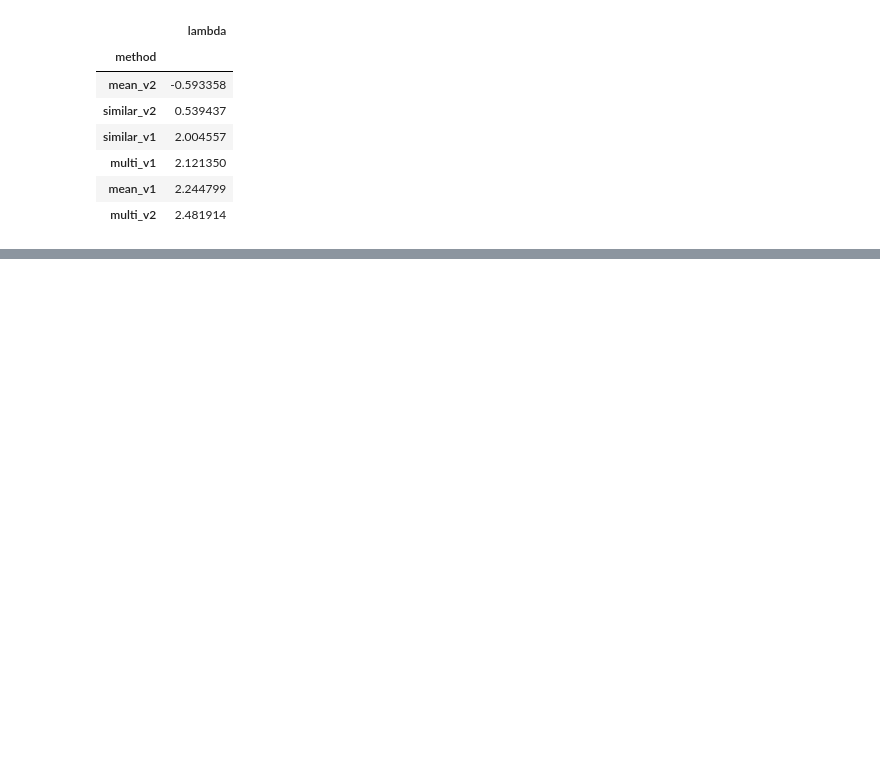
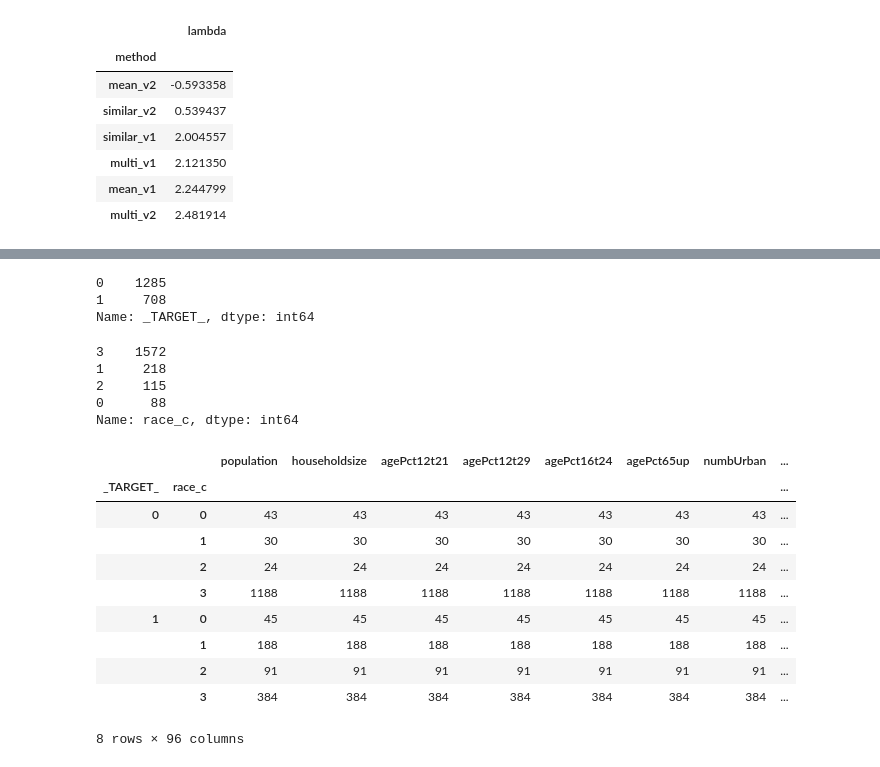
Before and after one commit to teamclouday/DataImputation, a Jupyter notebook: notebooks/Analysis.ipynb, the cells around one changed output, grey strips where cells are left out. Saved outputs shown, nothing was run; the diff lists cells and outputs as text; code cells hidden in the pictures; blank space fills up the shorter version.

```diff
--- a/notebooks/Analysis.ipynb
+++ b/notebooks/Analysis.ipynb
@@ -88,0 +295,6 @@ data.groupby("method").agg({'lambda':'median'}).sort_values(by="lambda")
+# %%
+data_communities = create_communities_dataset()
+data_communities = drop_na(data_communities)
+data_communities, encoder = convert_protected(data_communities)
+data_co = concat(data_communities)
+data_communities.protected_features
@@ -88,0 +320,28 @@ data.groupby("method").agg({'lambda':'median'}).sort_values(by="lambda")
+# %%
+data_co["_TARGET_"].value_counts()
+# %% [output]
+0    1285
+1     708
+Name: _TARGET_, dtype: int64
+# %%
+data_co[data_communities.protected_features[0]].value_counts()
+# %% [output]
+3    1572
+1     218
+2     115
+0      88
+Name: race_c, dtype: int64
+# %%
+data_co.groupby(["_TARGET_", data_communities.protected_features[0]]).count()
+# %% [output]
+|  |  | population | householdsize | agePct12t21 | agePct12t29 | agePct16t24 | agePct65up | numbUrban | ... |
+| _TARGET_ | race_c |  |  |  |  |  |  |  | ... |
+| 0 | 0 | 43 | 43 | 43 | 43 | 43 | 43 | 43 | ... |
+|  | 1 | 30 | 30 | 30 | 30 | 30 | 30 | 30 | ... |
+|  | 2 | 24 | 24 | 24 | 24 | 24 | 24 | 24 | ... |
+|  | 3 | 1188 | 1188 | 1188 | 1188 | 1188 | 1188 | 1188 | ... |
+| 1 | 0 | 45 | 45 | 45 | 45 | 45 | 45 | 45 | ... |
+|  | 1 | 188 | 188 | 188 | 188 | 188 | 188 | 188 | ... |
+|  | 2 | 91 | 91 | 91 | 91 | 91 | 91 | 91 | ... |
+|  | 3 | 384 | 384 | 384 | 384 | 384 | 384 | 384 | ... |
+8 rows × 96 columns
```
Also changed, not shown: parts of 64 cells of this notebook, 1 other file.
